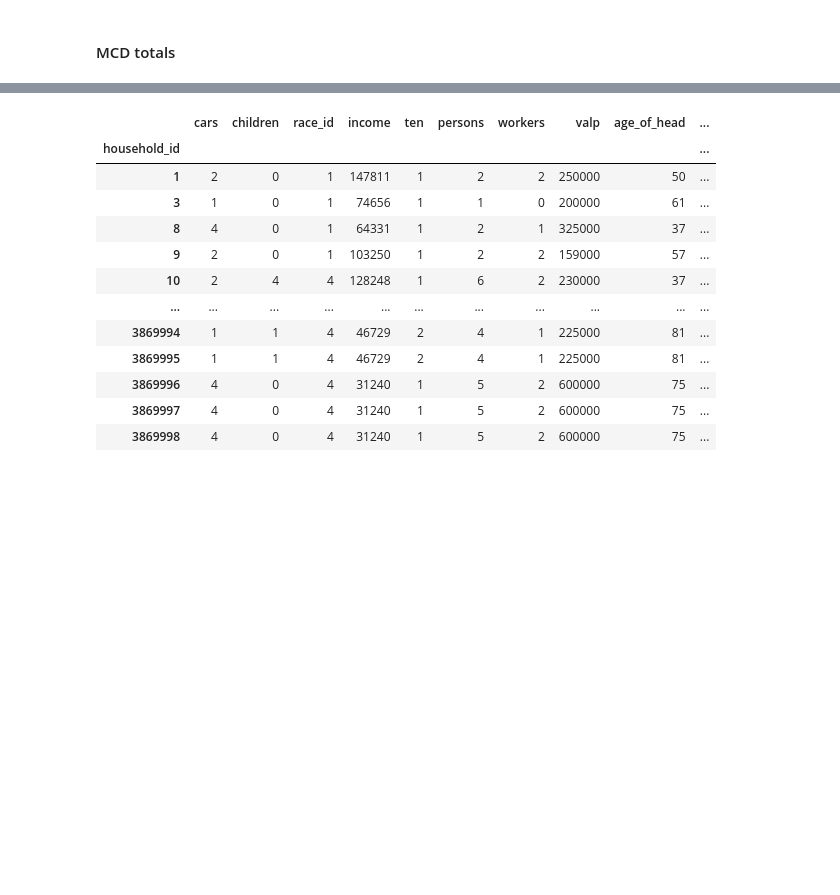
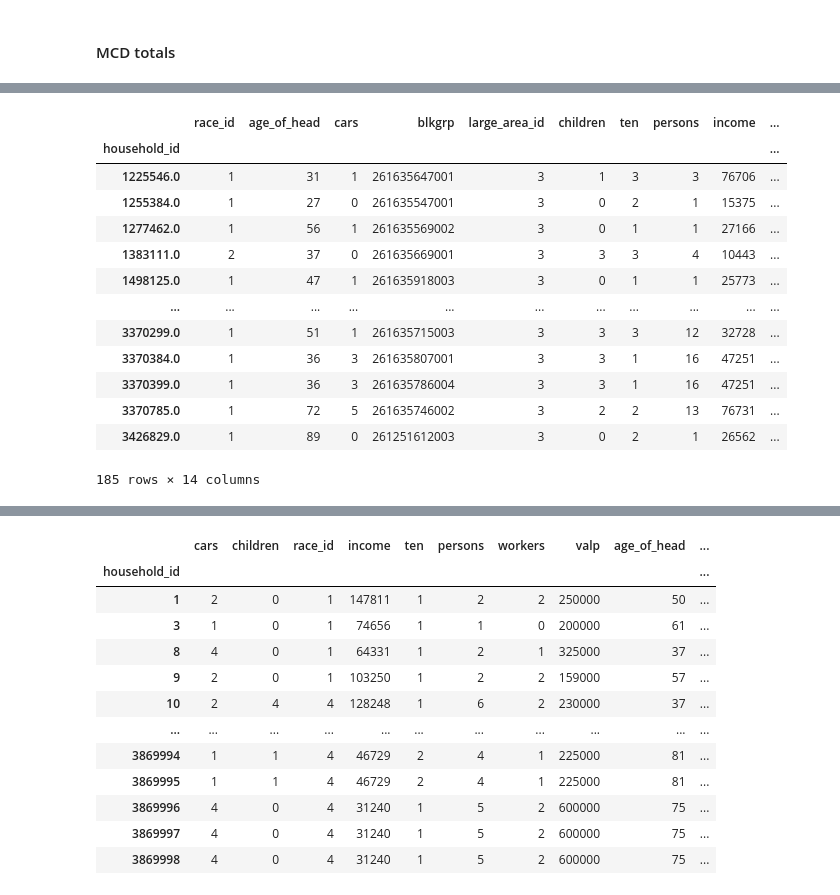
Before and after one commit to SEMCOG/semcog_urbansim, a Jupyter notebook: notebooks/model_analysis/model_output_analysis.ipynb, the cells around one changed output, grey strips where cells are left out. Cells and saved outputs as stored; diff of their text form; code cells hidden in the pictures; blank space fills up the shorter version.

```diff
--- a/notebooks/model_analysis/model_output_analysis.ipynb
+++ b/notebooks/model_analysis/model_output_analysis.ipynb
@@ -316,0 +352,17 @@ region_hh.building_id.isin(b50.index).sum()
+# %%
+hh_next[hh_next.building_id.isin(b_temp.query('(semmcd==1025) and (mcd_model_quota>0)').index)]
+# %% [output]
+|  | race_id | age_of_head | cars | blkgrp | large_area_id | children | ten | persons | income | ... |
+| household_id |  |  |  |  |  |  |  |  |  | ... |
+| 1225546.0 | 1 | 31 | 1 | 261635647001 | 3 | 1 | 3 | 3 | 76706 | ... |
+| 1255384.0 | 1 | 27 | 0 | 261635547001 | 3 | 0 | 2 | 1 | 15375 | ... |
+| 1277462.0 | 1 | 56 | 1 | 261635569002 | 3 | 0 | 1 | 1 | 27166 | ... |
+| 1383111.0 | 2 | 37 | 0 | 261635669001 | 3 | 3 | 3 | 4 | 10443 | ... |
+| 1498125.0 | 1 | 47 | 1 | 261635918003 | 3 | 0 | 1 | 1 | 25773 | ... |
+| ... | ... | ... | ... | ... | ... | ... | ... | ... | ... | ... |
+| 3370299.0 | 1 | 51 | 1 | 261635715003 | 3 | 3 | 3 | 12 | 32728 | ... |
+| 3370384.0 | 1 | 36 | 3 | 261635807001 | 3 | 3 | 1 | 16 | 47251 | ... |
+| 3370399.0 | 1 | 36 | 3 | 261635786004 | 3 | 3 | 1 | 16 | 47251 | ... |
+| 3370785.0 | 1 | 72 | 5 | 261635746002 | 3 | 2 | 2 | 13 | 76731 | ... |
+| 3426829.0 | 1 | 89 | 0 | 261251612003 | 3 | 0 | 2 | 1 | 26562 | ... |
+185 rows × 14 columns
```
Also changed, not shown: parts of 11 cells of this notebook, 2 other files.
